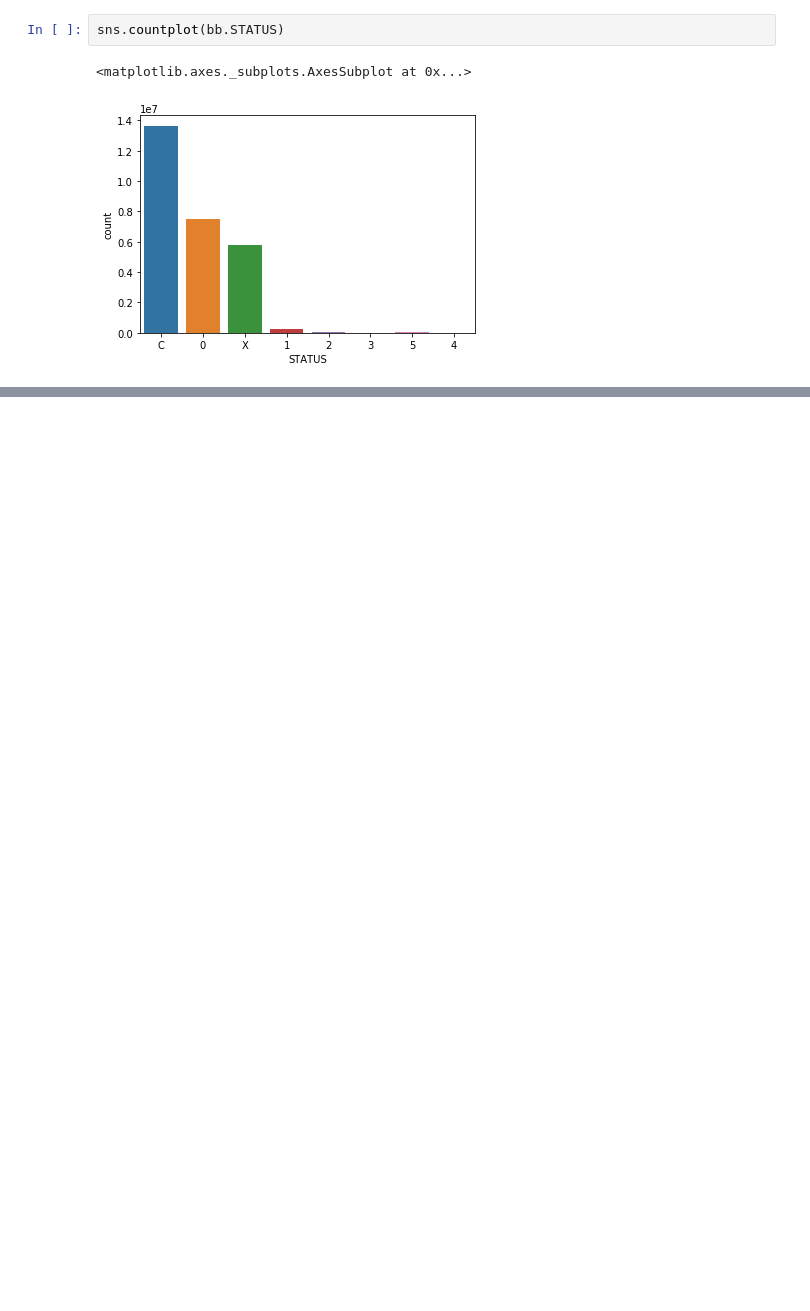
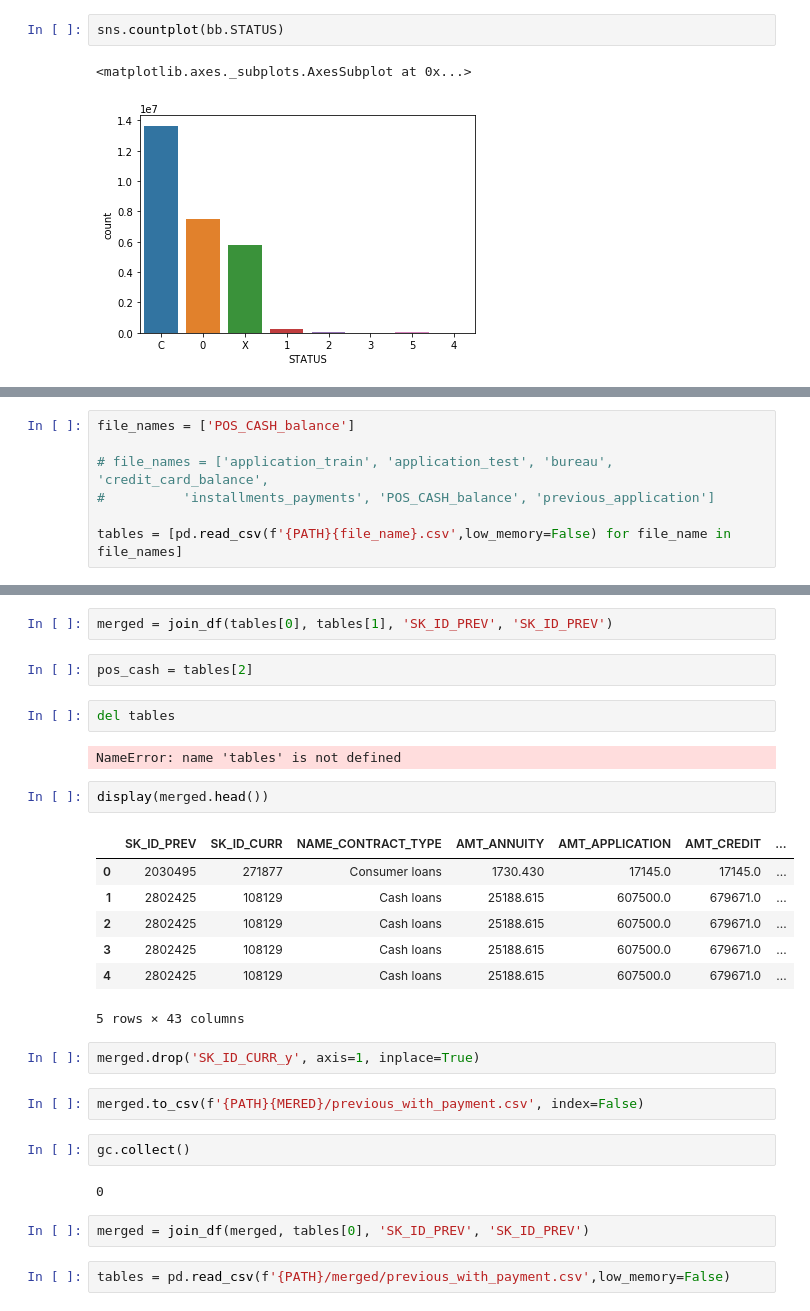
Before and after one commit to kugmax/fastai_learn, a Jupyter notebook: Home Credit Default Risk.ipynb, the cells around one changed output, grey strips where cells are left out. Drawn from its saved outputs; the diff is of its cells as text; blank space fills up the shorter version.

```diff
--- a/Home Credit Default Risk.ipynb
+++ b/Home Credit Default Risk.ipynb
@@ -301,0 +225,7 @@ b.join(bb_agg, 'SK_ID_BUREAU', how='left')
+# %%
+file_names = ['POS_CASH_balance']
+
+# file_names = ['application_train', 'application_test', 'bureau', 'credit_card_balance',
+#          'installments_payments', 'POS_CASH_balance', 'previous_application']
+
+tables = [pd.read_csv(f'{PATH}{file_name}.csv',low_memory=False) for file_name in file_names]
@@ -301,0 +241,30 @@ b.join(bb_agg, 'SK_ID_BUREAU', how='left')
+# %%
+merged = join_df(tables[0], tables[1], 'SK_ID_PREV', 'SK_ID_PREV')
+# %%
+pos_cash = tables[2]
+# %%
+del tables
+# %% [output]
+NameError: name 'tables' is not defined
+# %%
+display(merged.head())
+# %% [output]
+|  | SK_ID_PREV | SK_ID_CURR | NAME_CONTRACT_TYPE | AMT_ANNUITY | AMT_APPLICATION | AMT_CREDIT | ... |
+| 0 | 2030495 | 271877 | Consumer loans | 1730.430 | 17145.0 | 17145.0 | ... |
+| 1 | 2802425 | 108129 | Cash loans | 25188.615 | 607500.0 | 679671.0 | ... |
+| 2 | 2802425 | 108129 | Cash loans | 25188.615 | 607500.0 | 679671.0 | ... |
+| 3 | 2802425 | 108129 | Cash loans | 25188.615 | 607500.0 | 679671.0 | ... |
+| 4 | 2802425 | 108129 | Cash loans | 25188.615 | 607500.0 | 679671.0 | ... |
+5 rows × 43 columns
+# %%
+merged.drop('SK_ID_CURR_y', axis=1, inplace=True)
+# %%
+merged.to_csv(f'{PATH}{MERED}/previous_with_payment.csv', index=False)
+# %%
+gc.collect()
+# %% [output]
+0
+# %%
+merged = join_df(merged, tables[0], 'SK_ID_PREV', 'SK_ID_PREV')
+# %%
+tables = pd.read_csv(f'{PATH}/merged/previous_with_payment.csv',low_memory=False)
```
Also changed, not shown: parts of 27 cells of this notebook, 1 other file.
